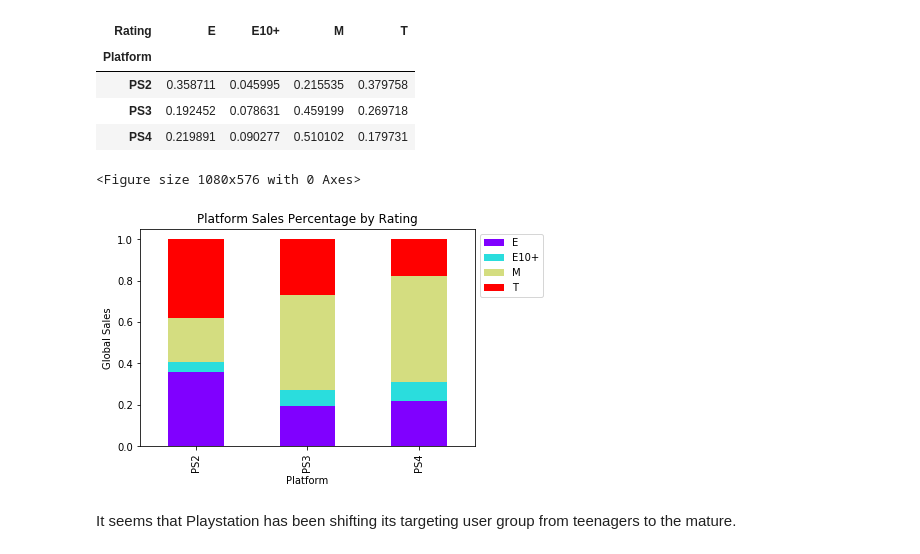
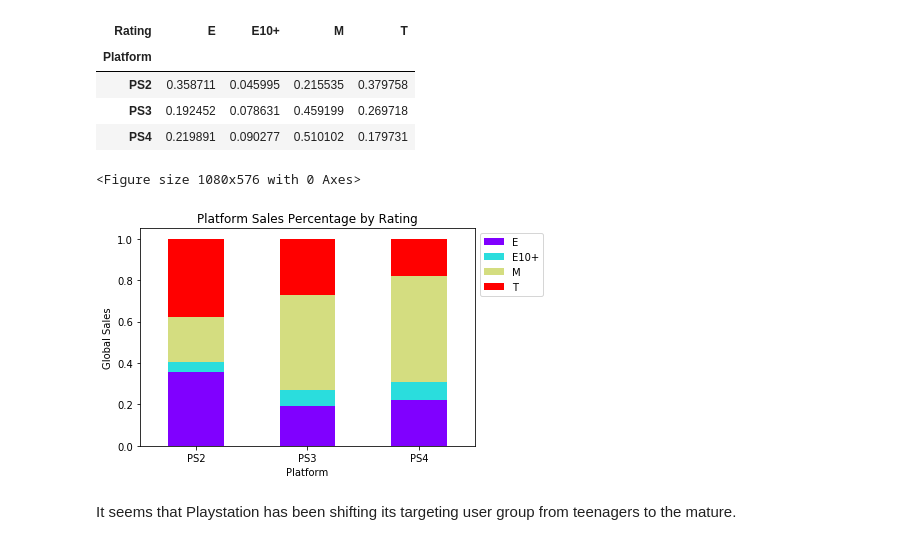
Before and after one commit to sherry9788/STATS131_Final, a Jupyter notebook: xuening.2.ipynb, the cells around one changed output. Saved outputs shown, nothing was run; the diff lists cells and outputs as text; code cells hidden in the pictures.

```diff
--- a/xuening.2.ipynb
+++ b/xuening.2.ipynb
@@ -966,13 +973,14 @@ ps_rating_percentage.T
 # %%
 plt.figure(figsize=(15,8))
 ps_rating_percentage.T.plot(kind='bar', stacked=True, colormap='rainbow')
 plt.title('Platform Sales Percentage by Rating')
 plt.ylabel('Global Sales')
 plt.legend(bbox_to_anchor=(1, 1))
+plt.xticks(rotation='horizontal')
 plt.show()
 # %% [output]
 <Figure size 1080x576 with 0 Axes>
-[figure, old version]
+[figure, new version]
 # %% [markdown]
 It seems that Playstation has been shifting its targeting user group from teenagers to the mature.
 # %%
```
Also changed, not shown: parts of 7 cells of this notebook.
